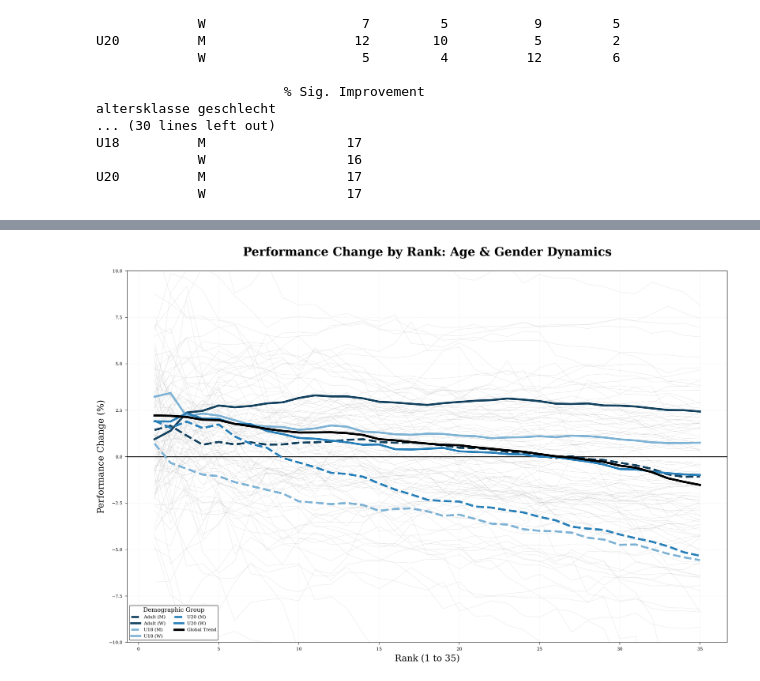
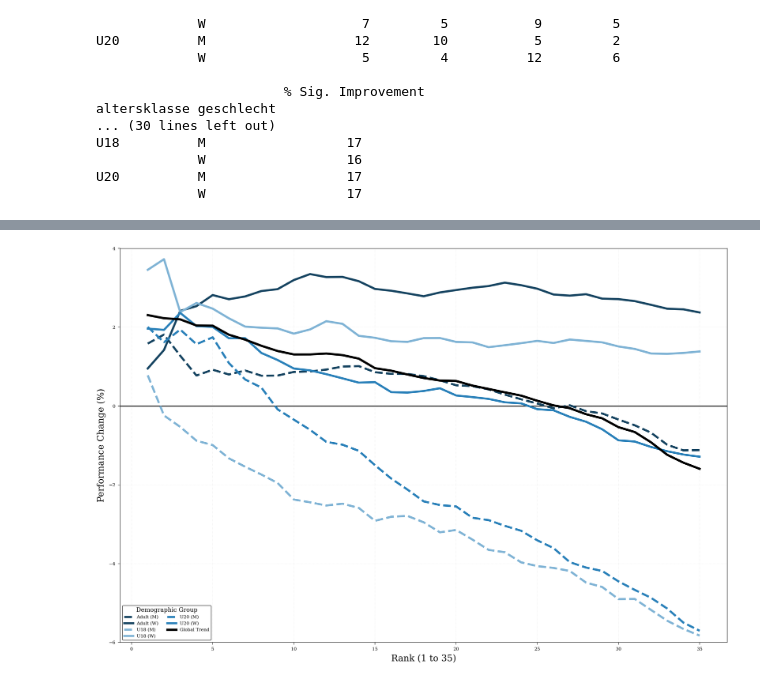
Before and after one commit to maxwernz/Data-Literacy, a Jupyter notebook: mattis/trendAnalysis/gapAnalysis.ipynb, the cells around one changed output, grey strips where cells are left out. Cells and saved outputs as stored; diff of their text form; code cells hidden in the pictures.

```diff
--- a/mattis/trendAnalysis/gapAnalysis.ipynb
+++ b/mattis/trendAnalysis/gapAnalysis.ipynb
@@ -90,7 +90,7 @@ def get_anaysis_data(df, group_cols, start_period=(2001, 2004), end_period=(2021
             obs_diff = gap_e - gap_s
 
             boot_diffs = []
-            for _ in range(1000):
+            for _ in range(10000):
                 # Resampling mit Zurücklegen innerhalb der 12er Gruppen
                 s_top_res = np.random.choice(s_top, size=len(s_top), replace=True).mean()
                 s_low_res = np.random.choice(s_low, size=len(s_low), replace=True).mean()
@@ -583,18 +605,6 @@ plt.figure(figsize=(12, 8))
 # Blues/Dark tones for a professional look
 age_colors = {"Adult": "#154360", "U20": "#2980b9", "U18": "#7fb3d5"}
 
-# 3. Plot ALL individual discipline-level lines in background (Light Grey)
-for (disc, gender, age), disc_df in results_ranks_group.groupby(["disziplin", "geschlecht", "altersklasse"]):
-    plt.plot(
-        disc_df["rank"],
-        disc_df["mean_diff_perc"],
-        color="grey",
-        linewidth=0.6,
-        alpha=0.15,  # Very faint to stay in background
-        zorder=1
-    )
-
-# 4. Plot Aggregated Demographic Trends
 # We use Solid for Women and Dashed for Men (or vice versa)
 for (age, gender), group_df in results_ranks_age.groupby(["altersklasse", "geschlecht"]):
     color = age_colors.get(age, "grey")
@@ -609,33 +619,32 @@ for (age, gender), group_df in results_ranks_age.groupby(["altersklasse", "gesch
         linestyle=linestyle,
         linewidth=2.8,
         alpha=1.0,
         label=label,
         zorder=4
     )
 
 # 5. Global Trend (Thick Black Line)
 plt.plot(
     results_ranks_all["rank"],
     results_ranks_all["mean_diff_perc"],
     color="black",
     linewidth=3,
     linestyle="-",
     label="Global Trend",
     zorder=5
 )
 
 # 6. Formatting
-plt.ylim(-10, 10)
+plt.ylim(-6, 4)
 plt.axhline(0, color='black', linestyle='-', linewidth=1.5, alpha=0.8)
-plt.title("Performance Change by Rank: Age & Gender Dynamics", fontsize=16, pad=20, fontweight='bold')
 plt.ylabel("Performance Change (%)", fontsize=12)
 plt.xlabel("Rank (1 to 35)", fontsize=12)
 plt.grid(True, linestyle=':', alpha=0.3)
 
 # 7. Legend - Organized in 2 columns for clarity
 plt.legend(title="Demographic Group", loc='lower left', framealpha=1.0, ncol=2)
 
 plt.tight_layout()
 plt.show()
 # %% [output]
-[figure, old version]
+[figure, new version]
```
Also changed, not shown: parts of 7 cells of this notebook, 2 other files.
